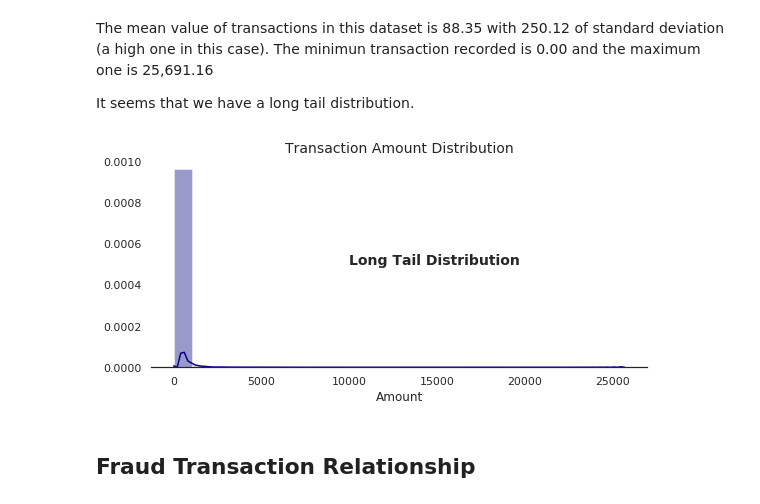
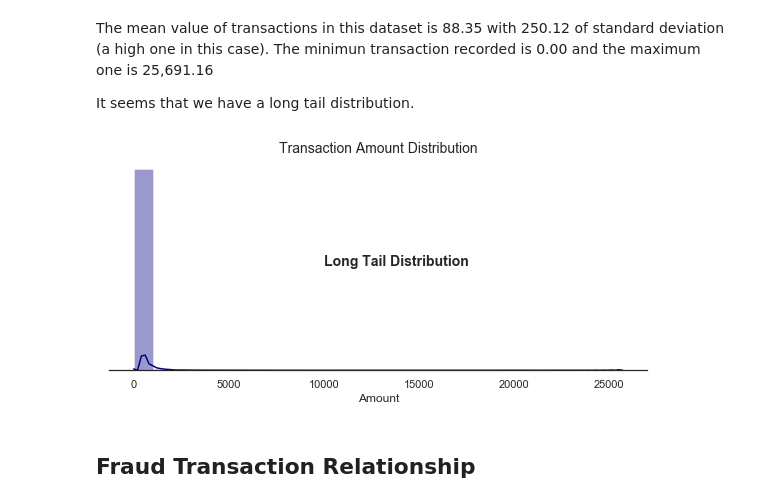
Before and after one commit to rhiroakidata/kaggle, a Jupyter notebook: 03_credit_card_fraud_detection/credit_card_fraud_v6_kaggle_us.ipynb, the cells around one changed output. Cells and saved outputs as stored; diff of their text form; code cells hidden in the pictures.

```diff
--- a/03_credit_card_fraud_detection/credit_card_fraud_v6_kaggle_us.ipynb
+++ b/03_credit_card_fraud_detection/credit_card_fraud_v6_kaggle_us.ipynb
@@ -267,7 +270,7 @@ After importing libraries and defining functions, we will explore the data in or
 # %% [markdown]
 ## Understanding the Data
 # %%
-df = pd.read_csv('/home/paninit/Downloads/datasets/creditcard.csv')
+df = pd.read_csv(r'C:\Users\thipa\Downloads\Datasets\creditcard.csv')
 df.head()
 # %% [output]
 |  | Time | V1 | V2 | V3 | V4 | V5 | V6 | V7 | V8 | V9 | ... | ... |
@@ -320,13 +323,13 @@ It seems that we have a long tail distribution.
 # %%
 sns.set(style='white', palette='muted', color_codes=True)
 fig, ax = plt.subplots(figsize=(8, 4))
 sns.despine(left=True)
 
 sns.distplot(df['Amount'], bins=25, color='navy')
 ax.text(10000.8088, .0005, 'Long Tail Distribution', weight='bold', size=14)
 ax.set_title('Transaction Amount Distribution', size=14)
-plt.setp(axs, yticks=[])
+plt.setp(ax, yticks=[])
 plt.tight_layout()
 plt.show()
 # %% [output]
-[figure, old version]
+[figure, new version]
```
Also changed, not shown: parts of 10 cells of this notebook, 2 other files.
